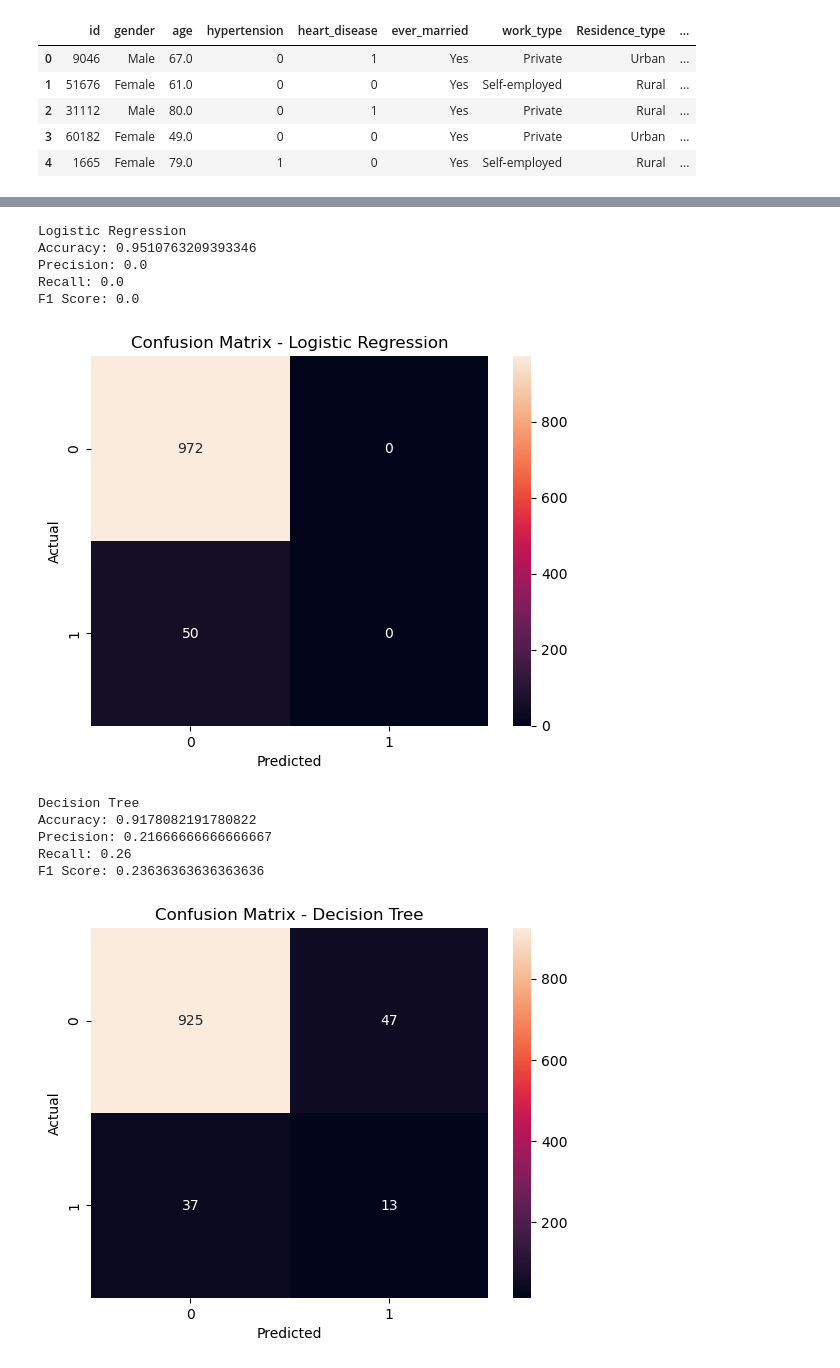
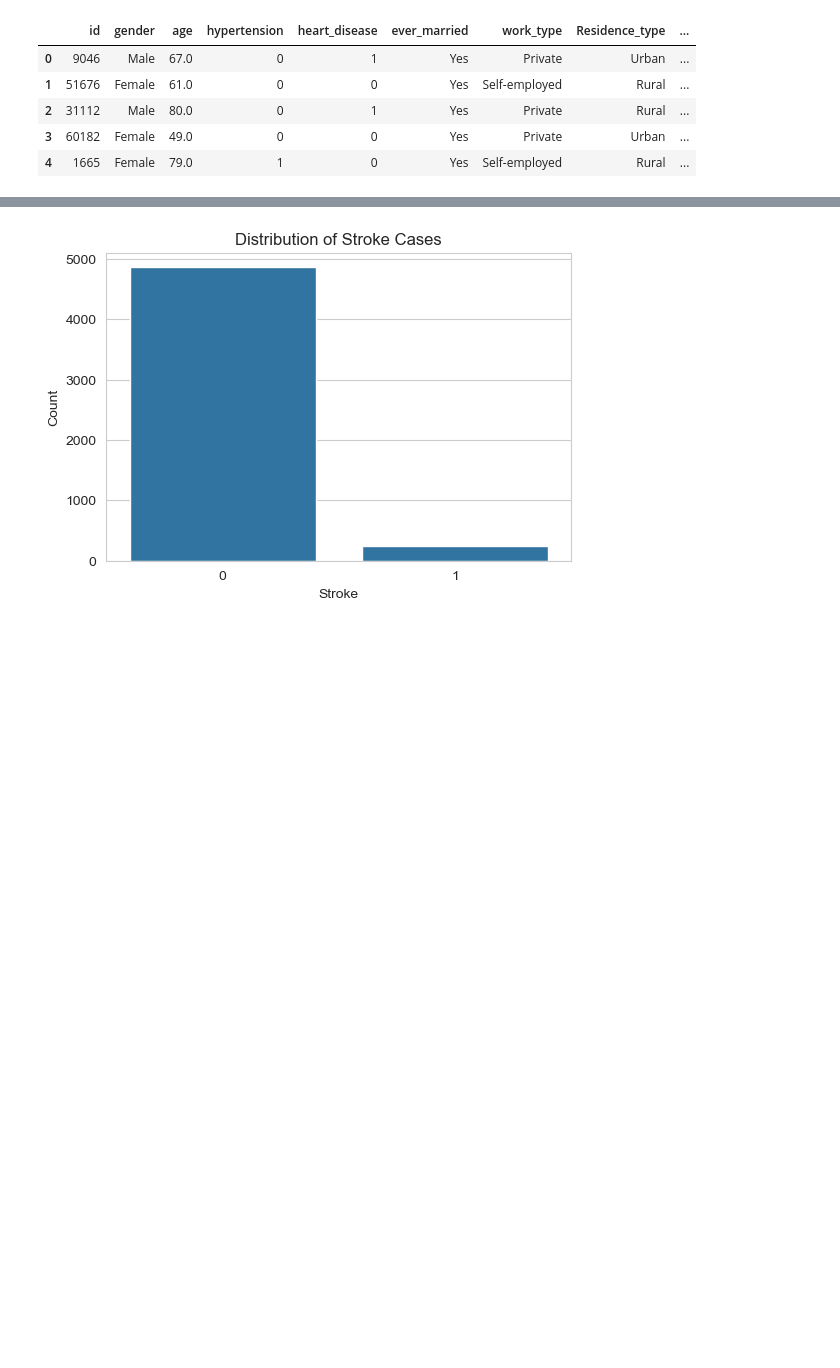
Before and after one commit to JustinDang69/Assesment2-PA, a Jupyter notebook: Untitled.ipynb, the cells around one changed output, grey strips where cells are left out. Drawn from its saved outputs; the diff is of its cells as text; code cells hidden in the pictures; blank space fills up the shorter version.

```diff
--- a/Untitled.ipynb
+++ b/Untitled.ipynb
@@ -68,7 +125,7 @@ df['bmi'] = df['bmi'].fillna(df['bmi'].mean())
 # %%
-#Handle Categorical Variables
-categorical_cols = df.select_dtypes(include='object').columns
+# Fill missing BMI values with mean BMI
+bmiMean = df["bmi"].mean()
+df["bmi"] = df["bmi"].fillna(bmiMean)
 
-le = LabelEncoder()
-for col in categorical_cols:
-    df[col] = le.fit_transform(df[col])
+print("Missing values after cleaning:")
+print(df.isnull().sum())
@@ -84,6 +177,5 @@ X_train, X_test, y_train, y_test = train_test_split(
 # %%
-#Feature Scaling
-scaler = StandardScaler()
+df = df[df["gender"] != "Other"]
 
-X_train = scaler.fit_transform(X_train)
-X_test = scaler.transform(X_test)
+print(df["gender"].value_counts())
+print("New shape:", df.shape)
@@ -99,41 +204,10 @@ models = {
 # %%
-#Training + Evaluation
-results = []
-
-for name, model in models.items():
-    model.fit(X_train, y_train)
-    y_pred = model.predict(X_test)
-
-    acc = accuracy_score(y_test, y_pred)
-    prec = precision_score(y_test, y_pred)
-    rec = recall_score(y_test, y_pred)
-    f1 = f1_score(y_test, y_pred)
-
-    results.append([name, acc, prec, rec, f1])
-
-    print(f"\n{name}")
-    print("Accuracy:", acc)
-    print("Precision:", prec)
-    print("Recall:", rec)
-    print("F1 Score:", f1)
-
-    # Confusion Matrix
-    cm = confusion_matrix(y_test, y_pred)
-    sns.heatmap(cm, annot=True, fmt='d')
-    plt.title(f"Confusion Matrix - {name}")
-    plt.xlabel("Predicted")
-    plt.ylabel("Actual")
-    plt.show()
+# 8. Stroke distribution plot
+plt.figure(figsize=(6,4))
+sns.countplot(x="stroke", data=df)
+plt.title("Distribution of Stroke Cases")
+plt.xlabel("Stroke")
+plt.ylabel("Count")
+plt.show()
 # %% [output]
-Logistic Regression
-Accuracy: 0.9510763209393346
-Precision: 0.0
-Recall: 0.0
-F1 Score: 0.0
-[figure, old version]
+[figure, new version]
-Decision Tree
-Accuracy: 0.9178082191780822
-Precision: 0.21666666666666667
-Recall: 0.26
-F1 Score: 0.23636363636363636
-[figure, removed]
```
Also changed, not shown: parts of 18 cells of this notebook.
